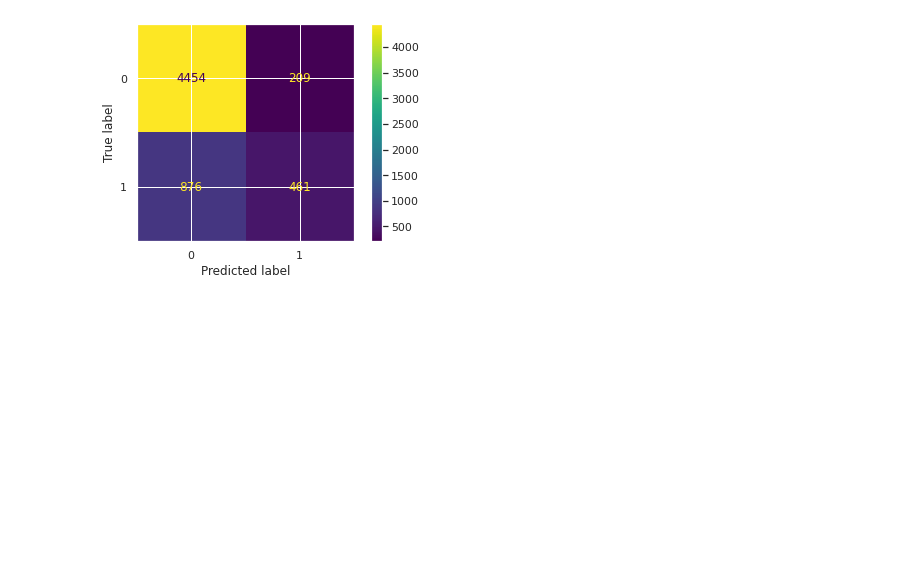
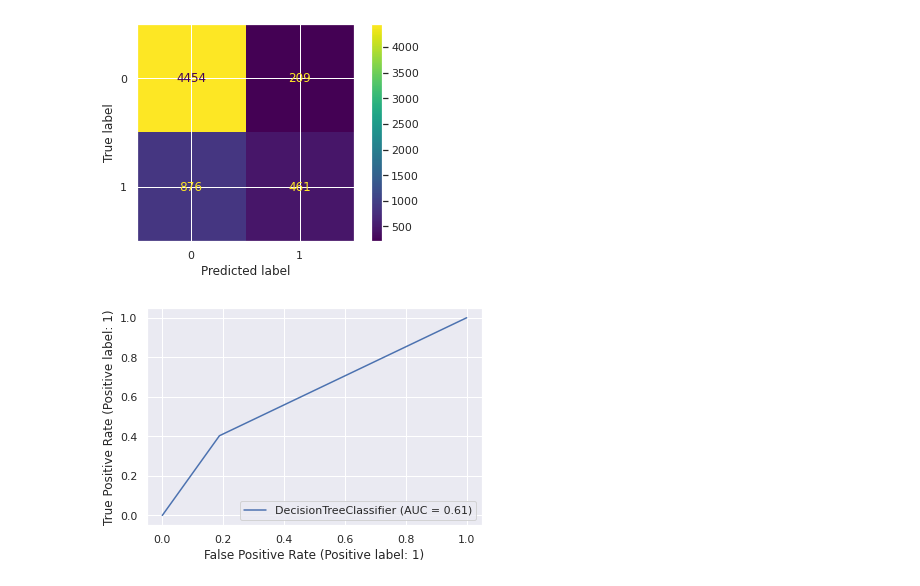
Before and after one commit to tushwagh/Credit-Card-Default-Prediction, a Jupyter notebook: Credit_Card_Default_Prediction_Capstone_Project.ipynb, the cells around one changed output. Saved outputs shown, nothing was run; the diff lists cells and outputs as text; code cells hidden in the pictures; blank space fills up the shorter version.

```diff
--- a/Credit_Card_Default_Prediction_Capstone_Project.ipynb
+++ b/Credit_Card_Default_Prediction_Capstone_Project.ipynb
@@ -653,3 +615,8 @@ weighted avg       0.80      0.82      0.80      6000
 train_accuracy: 0.824
 test_accuracy: 0.8191666666666667
 [figure]
+# %%
+plot_roc_curve(dec_model,x_test,y_test)
+plt.show()
+# %% [output]
+[figure, added]
```
Also changed, not shown: parts of 23 cells of this notebook.
